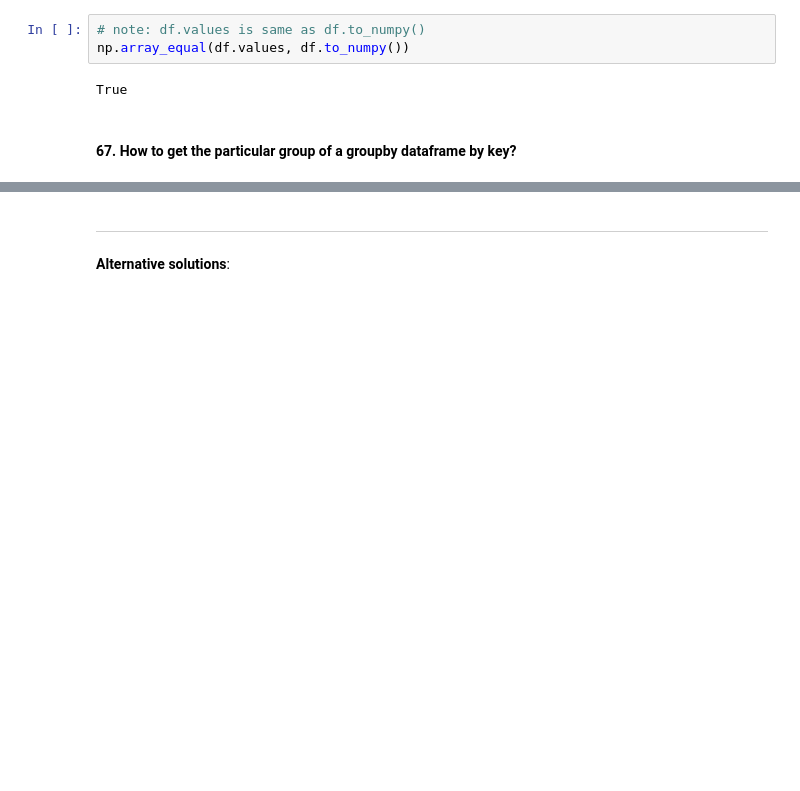
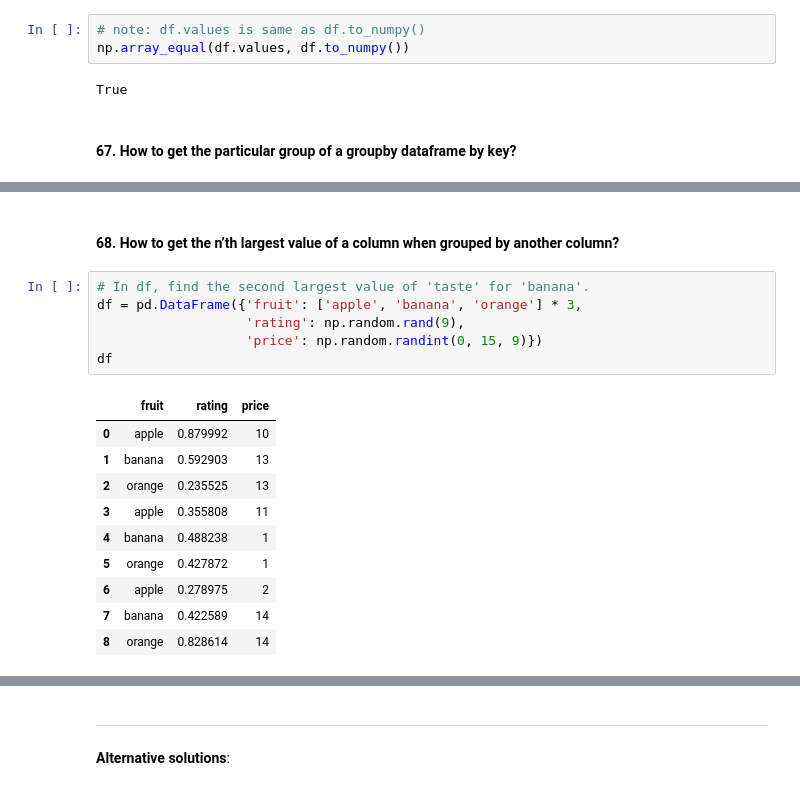
Before and after one commit to KarimaCha/Exercises_Python_NumPy_Pandas, a Jupyter notebook: 03_Pandas_Exercises_KC.ipynb, the cells around one changed output, grey strips where cells are left out. Drawn from its saved outputs; the diff is of its cells as text; blank space fills up the shorter version.

```diff
--- a/03_Pandas_Exercises_KC.ipynb
+++ b/03_Pandas_Exercises_KC.ipynb
@@ -3399,0 +3430,19 @@ df_grouped
+# %% [markdown]
+#### 68. How to get the n’th largest value of a column when grouped by another column?
+# %%
+# In df, find the second largest value of 'taste' for 'banana'.
+df = pd.DataFrame({'fruit': ['apple', 'banana', 'orange'] * 3,
+                   'rating': np.random.rand(9),
+                   'price': np.random.randint(0, 15, 9)})
+df
+# %% [output]
+|  | fruit | rating | price |
+| 0 | apple | 0.879992 | 10 |
+| 1 | banana | 0.592903 | 13 |
+| 2 | orange | 0.235525 | 13 |
+| 3 | apple | 0.355808 | 11 |
+| 4 | banana | 0.488238 | 1 |
+| 5 | orange | 0.427872 | 1 |
+| 6 | apple | 0.278975 | 2 |
+| 7 | banana | 0.422589 | 14 |
+| 8 | orange | 0.828614 | 14 |
```
Also changed, not shown: parts of 9 cells of this notebook.
